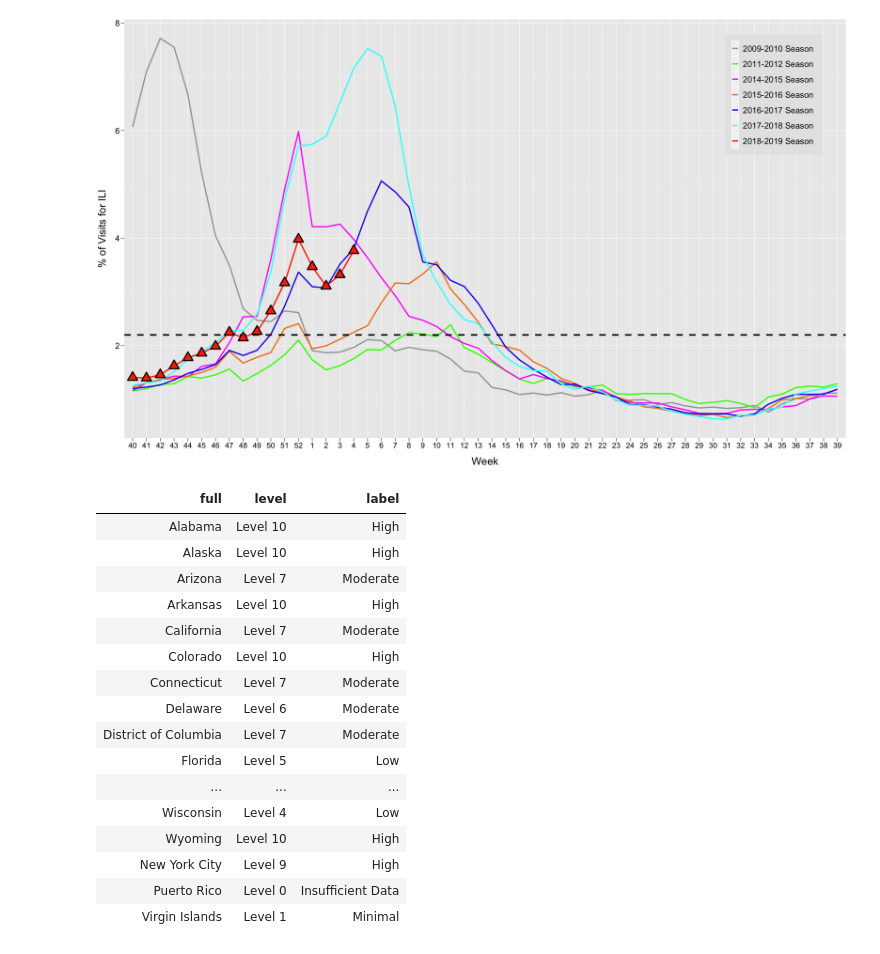
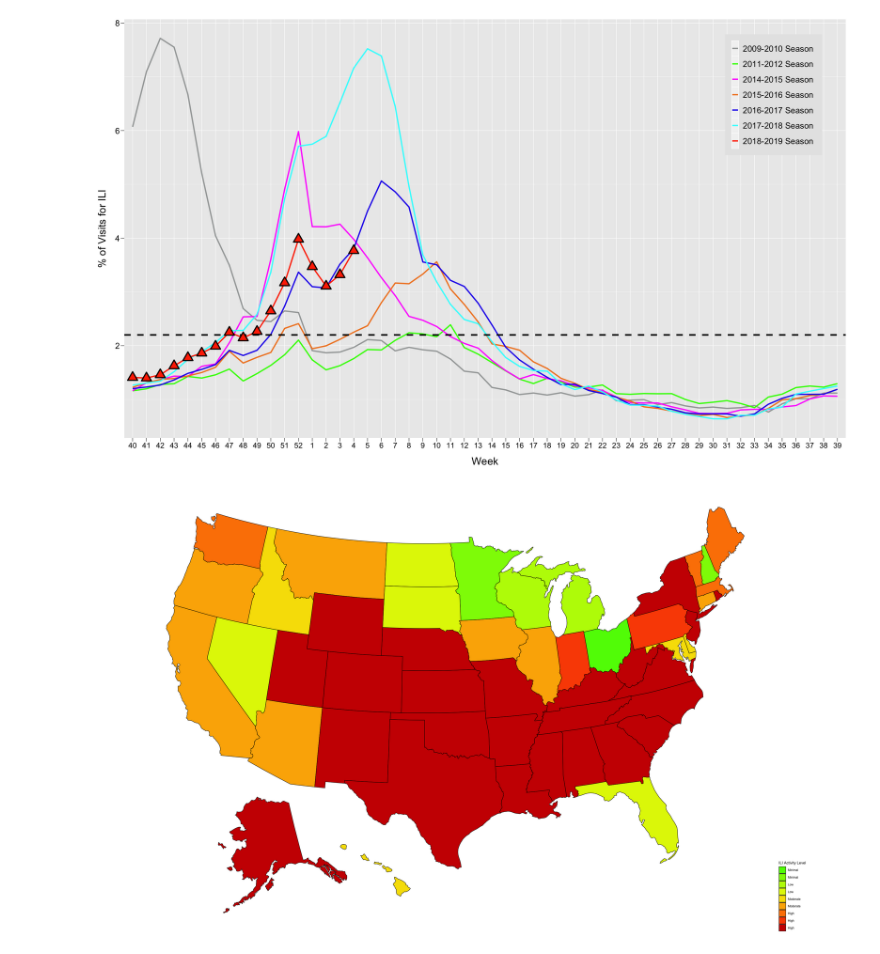
Before and after one commit to nullbringer/Exploratory-Data-Analysis, a Jupyter notebook: Lab1/part2/Lab1Part2.ipynb, the cells around one changed output. Cells and saved outputs as stored; diff of their text form; code cells hidden in the pictures.

```diff
--- a/Lab1/part2/Lab1Part2.ipynb
+++ b/Lab1/part2/Lab1Part2.ipynb
@@ -198,32 +198,43 @@ p <- ggplot(data=df, aes(x=WEEK, y=X..WEIGHTED.ILI, group=yearComb, colour=yearC
 p + scale_colour_manual(values = c("2009-2010 Season" = "#A3A6A6", "2011-2012 Season" = "#33FF00", "2014-2015 Season" = "#FF00FF", "2015-2016 Season" = "#F28323", "2016-2017 Season" = "#250EEC", "2017-2018 Season" = "#33FFFF", "2018-2019 Season" = "#FF3300"))
 # %% [output]
 [figure]
-# %%
-ili_activity_level = read.csv("StateDataforMap_2018-19week7.csv")
-act <- ili_activity_level[c(1,4,5)]
-names(act) <- c("full","level","label")
-# nrow(act)
-act
-# statepop
-
-state_data <- merge(statepop,act, by="full")
-# nrow(state_data)
-# %% [output]
-| full | level | label |
-| Alabama | Level 10 | High |
-| Alaska | Level 10 | High |
-| Arizona | Level 7 | Moderate |
-| Arkansas | Level 10 | High |
-| California | Level 7 | Moderate |
-| Colorado | Level 10 | High |
-| Connecticut | Level 7 | Moderate |
-| Delaware | Level 6 | Moderate |
-| District of Columbia | Level 7 | Moderate |
-| Florida | Level 5 | Low |
-| ... | ... | ... |
-| Wisconsin | Level 4 | Low |
-| Wyoming | Level 10 | High |
-| New York City | Level 9 | High |
-| Puerto Rico | Level 0 | Insufficient Data |
-| Virgin Islands | Level 1 | Minimal |
+# %%
+library(usmap)
+library(ggplot2)
+
+
+library(tidyr)
+
+ili_activity_level = read.csv("StateDataforMap_2018-19week7.csv")
+act <- ili_activity_level[c(1,4,5)]
+names(act) <- c("full","level","label")
+# nrow(act)
+# act
+# statepop
+
+state_data <- merge(statepop,act, by="full")
+# nrow(state_data)
+
+
+
+state_data <-separate(data = state_data, col = level, into = c("leveltext", "levelvalue"), sep = " ")
+
+# state_data$levelvalue <- as.character(state_data$levelvalue)
+state_data$levelvalue[nchar(state_data$levelvalue) < 2 ] <- paste("0",state_data$levelvalue[nchar(state_data$levelvalue) < 2 ] , sep = "")
+# state_data
+
+
+color_pallete <- c("00" = "#FFFFFF", "01" = "#00C200", "02" = "#5BF700", "03" = "#8CF700",
+                   "04" = "#BAF700", "05" = "#E0F500", "06" = "#F7DF00", "07" = "#FCB100",
+                   "08" = "#FC8200",  "09" = "#FA4F00", "10" = "#CC0000")
+
+
+label_list <- unique(state_data[c("levelvalue", "label")])
+
+plot_usmap(data = state_data, values = "levelvalue") +
+scale_fill_manual(values = color_pallete, name= "ILI Activity Level",guide = 'legend', labels= label_list[order(label_list$levelvalue),][["label"]] ) +
+
+theme(legend.position = "right")
+# %% [output]
+[figure, added]
 # %%
```
Also changed, not shown: parts of 4 cells of this notebook, 1 other file.
